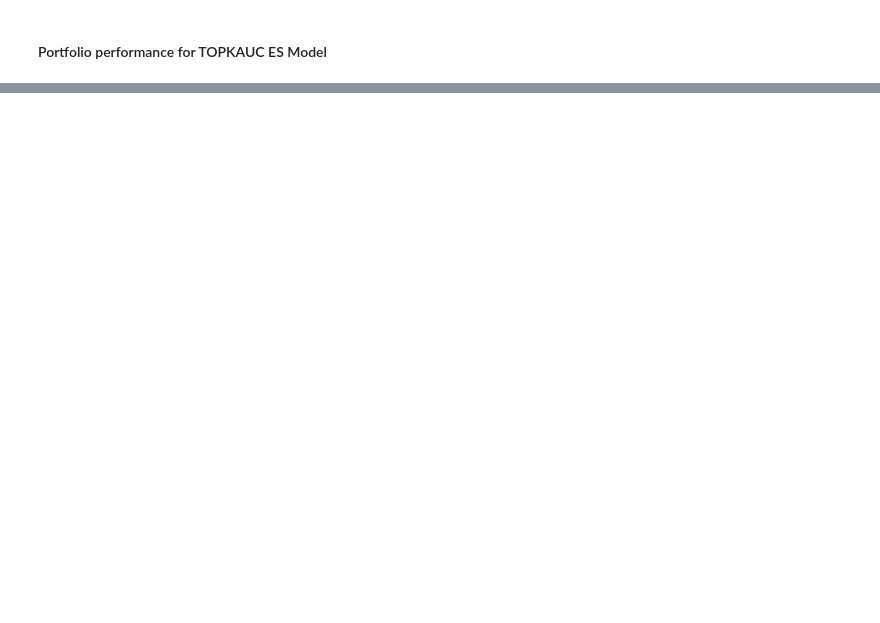
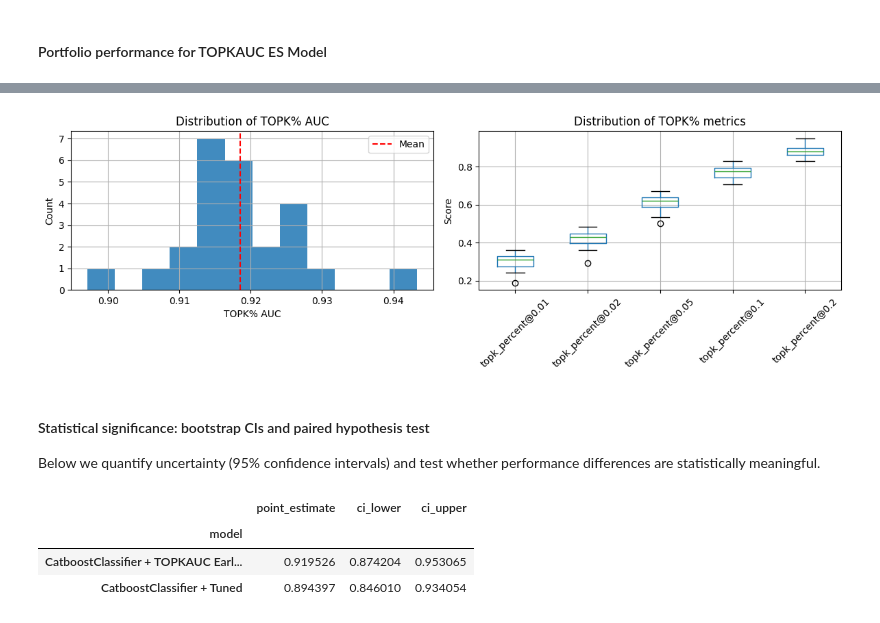
Before and after one commit to B0R0koko/pump-and-dump-prediction, a Jupyter notebook: src/analysis/research_notebook.ipynb, the cells around one changed output, grey strips where cells are left out. Drawn from its saved outputs; the diff is of its cells as text; code cells hidden in the pictures; blank space fills up the shorter version.

```diff
--- a/src/analysis/research_notebook.ipynb
+++ b/src/analysis/research_notebook.ipynb
@@ -951,0 +1086,14 @@ feature_set.numeric_features
+# %%
+ROBUSTNESS_OUTPUT: Path = Path("analysis_outputs/robustness/catboost_topkauc_subset_runs.csv")
+
+df_robustness: pd.DataFrame = run_cross_section_subset_robustness(
+    pipeline_factory=CatboostClassifierTOPKAUCPipeline,
+    subset_fraction=0.7,
+    n_runs=25,
+    tuned=True,  # set to False if tuned studies are not available locally
+    topk_bins=[0.01, 0.02, 0.05, 0.1, 0.2],
+    base_seed=42,
+    output_path=ROBUSTNESS_OUTPUT,
+)
+
+df_robustness.head()
@@ -951,0 +1122,23 @@ feature_set.numeric_features
+# %%
+fig, axes = plt.subplots(1, 2, figsize=(12, 4))
+
+df_robustness["topk_percent_auc"].hist(ax=axes[0], bins=12, alpha=0.85)
+axes[0].axvline(df_robustness["topk_percent_auc"].mean(), color="red", linestyle="--", label="Mean")
+axes[0].set_title("Distribution of TOPK% AUC")
+axes[0].set_xlabel("TOPK% AUC")
+axes[0].set_ylabel("Count")
+axes[0].legend()
+
+metric_cols = ["topk_percent@0.01", "topk_percent@0.02", "topk_percent@0.05", "topk_percent@0.1", "topk_percent@0.2"]
+df_robustness[metric_cols].boxplot(ax=axes[1])
+axes[1].set_title("Distribution of TOPK% metrics")
+axes[1].set_ylabel("Score")
+axes[1].tick_params(axis="x", rotation=45)
+
+plt.tight_layout()
+plt.savefig("images/robustness_metrics_distribution.png")
+# %% [output]
+[figure, added]
+# %% [markdown]
+<h4>Statistical significance: bootstrap CIs and paired hypothesis test</h4>
+<p>Below we quantify uncertainty (95% confidence intervals) and test whether performance differences are statistically meaningful.</p>
@@ -951,0 +1154,28 @@ feature_set.numeric_features
+# %%
+# Compare the best model against a strong baseline
+exp_a = experiment_cb_topkauc_tuned
+exp_b = experiment_cb_tuned
+
+scored_a = score_dataset(
+    model=exp_a.get_model(),
+    dataset=exp_a.get_sample().get_dataset(DatasetType.TEST),
+)
+scored_b = score_dataset(
+    model=exp_b.get_model(),
+    dataset=exp_b.get_sample().get_dataset(DatasetType.TEST),
+)
+
+ci_auc_a = bootstrap_topk_percent_auc_ci(scored_df=scored_a, n_bootstrap=1000, alpha=0.05, random_state=42)
+ci_auc_b = bootstrap_topk_percent_auc_ci(scored_df=scored_b, n_bootstrap=1000, alpha=0.05, random_state=42)
+
+df_auc_ci = pd.DataFrame([
+    {"model": exp_a.get_experiment_name(), **ci_auc_a.to_dict()},
+    {"model": exp_b.get_experiment_name(), **ci_auc_b.to_dict()},
+]).set_index("model")
+
+df_auc_ci[["point_estimate", "ci_lower", "ci_upper"]]
+# %% [output]
+|  | point_estimate | ci_lower | ci_upper |
+| model |  |  |  |
+| CatboostClassifier + TOPKAUC Earl... | 0.919526 | 0.874204 | 0.953065 |
+| CatboostClassifier + Tuned | 0.894397 | 0.846010 | 0.934054 |
```
Also changed, not shown: parts of 58 cells of this notebook, 28 other files.
